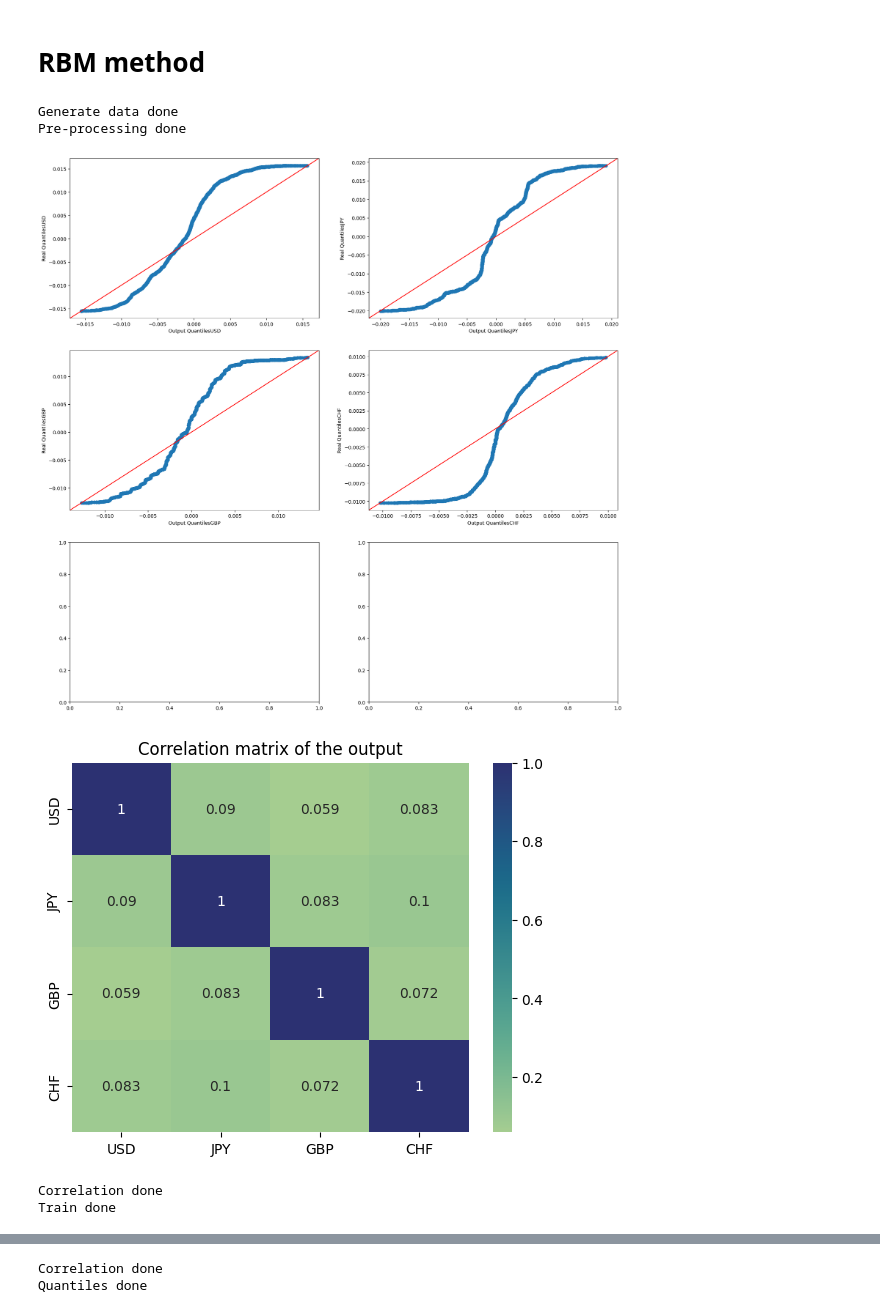
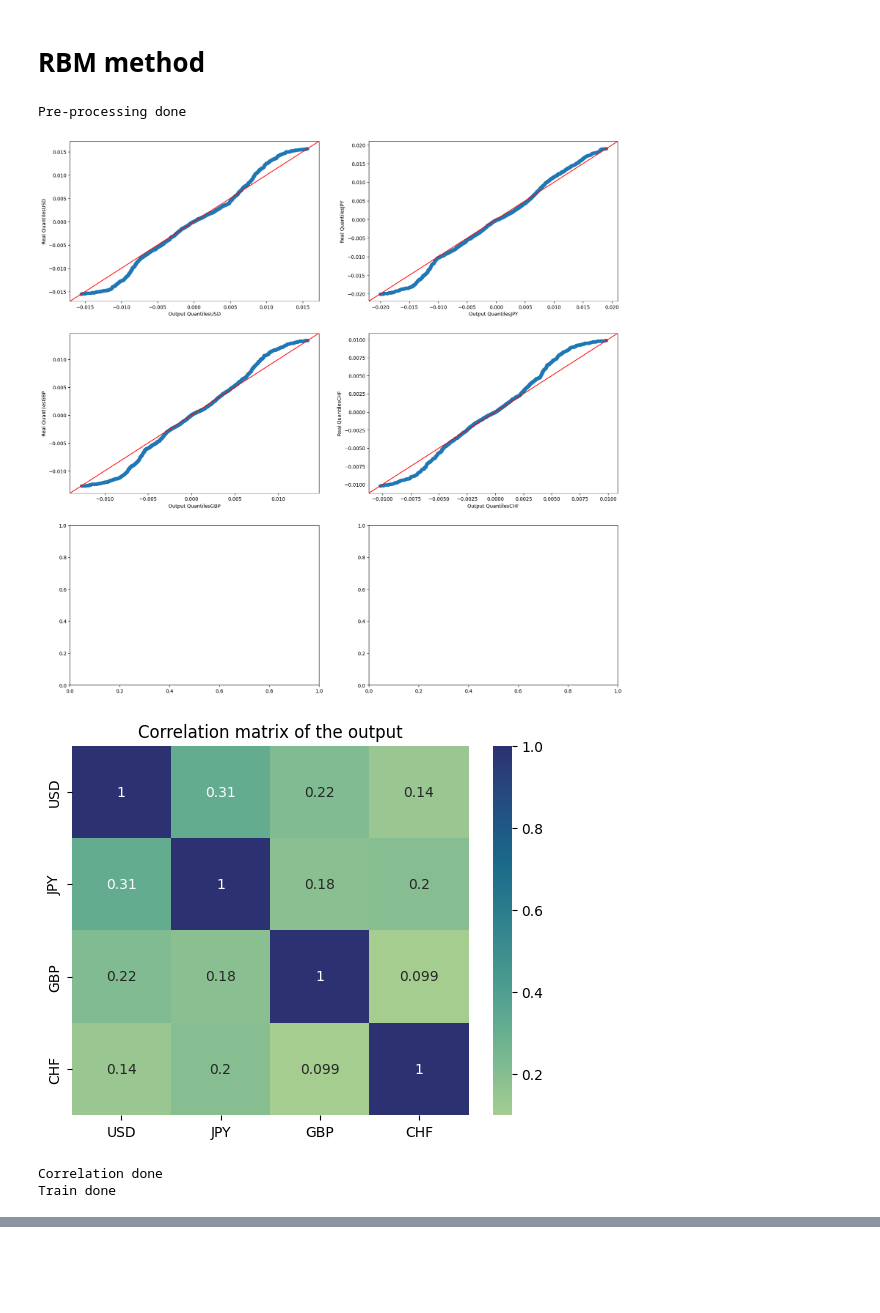
Before and after one commit to bashog/EconomicScenariosGenerator, a Jupyter notebook: esg on rates.ipynb, the cells around one changed output, grey strips where cells are left out. Saved outputs shown, nothing was run; the diff lists cells and outputs as text; code cells hidden in the pictures; blank space fills up the shorter version.

```diff
--- a/esg on rates.ipynb
+++ b/esg on rates.ipynb
@@ -100,16 +102,15 @@ rbm.generate_data(10000, 0, 1)
 # %%
 test_dates = '2021-09-04'
 plot_from='2020-01-01'
 scenarios = 10
-epochs = 200 #7000
+epochs = 7000
 lr = 0.015
 windows = 5
-K = 2
+K = 150
 ts.rbm_esg(scenarios, epochs, lr, K, test_dates, plot_from, windows, parallel=True)
 # %% [output]
-Generate data done
 Pre-processing done
-[figure, old version]
+[figure, new version]
-[figure, old version]
+[figure, new version]
 Correlation done
 Train done
@@ -117,2 +116,0 @@ Train done
-Correlation done
-Quantiles done
```
Also changed, not shown: parts of 2 cells of this notebook, 2 other files.
